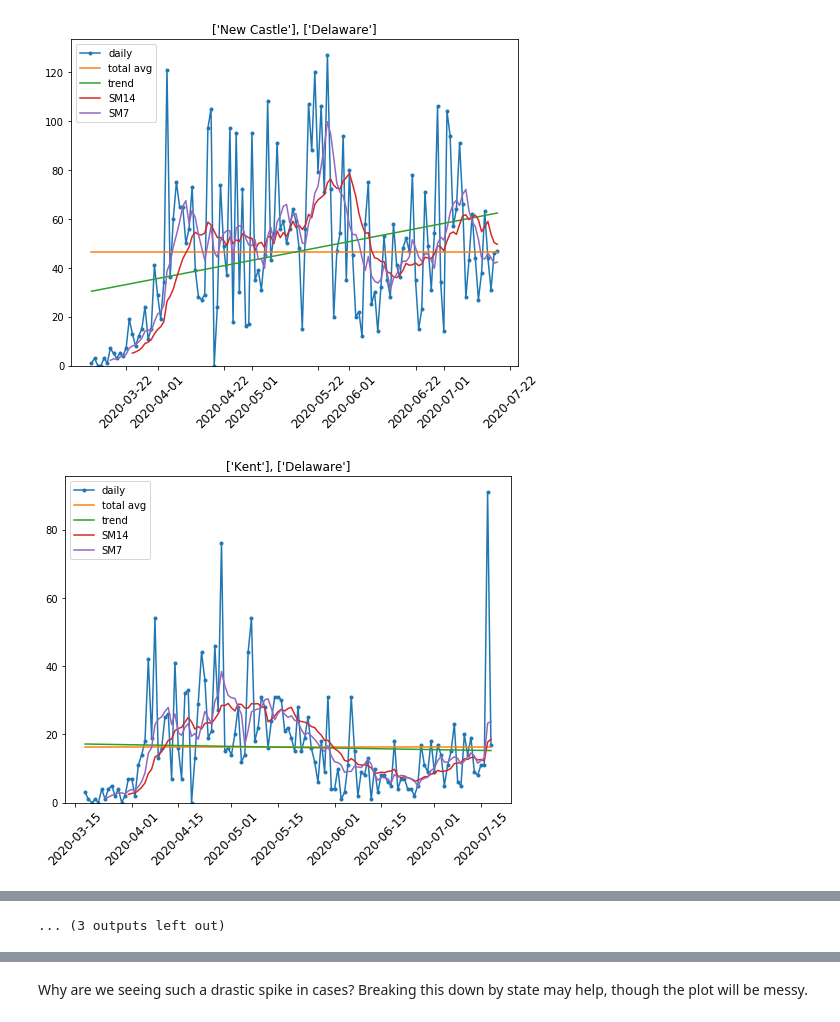
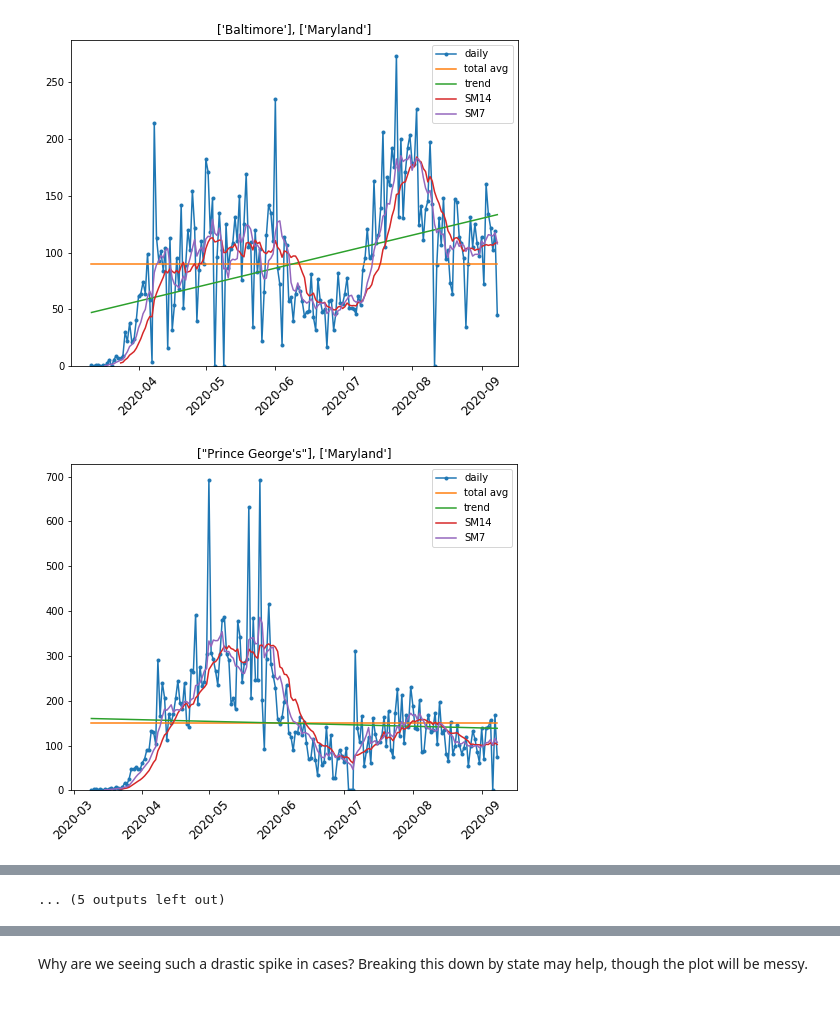
Before and after one commit to leadinghammp/COVID-19-Near-Me, a Jupyter notebook: Specific_Places.ipynb, the cells around one changed output, grey strips where cells are left out. Drawn from its saved outputs; the diff is of its cells as text; code cells hidden in the pictures.

Commit message:
Updated New FIle: Specific Places
Specific Places notebook created, county level updated, stacked plot charts introduced.

```diff
--- a/Specific_Places.ipynb
+++ b/Specific_Places.ipynb
@@ -116,6 +141,8 @@ ff_dct={'Somerset':'New Jersey',
         'Cape May':'New Jersey',
         'Washington':'Maryland',
         'Baltimore city':'Maryland',
+        'Baltimore':'Maryland',
+        'Prince George\'s':'Maryland',
         'New Castle':'Delaware',
         'Kent':'Delaware',
         'Sussex':'Delaware',
@@ -136,2 +163,2 @@ local_cases(data,ff_dct)
-[figure, old version]
+[figure, new version]
-[figure, old version]
+[figure, new version]
@@ -144,2 +171,2 @@ local_cases(data,ff_dct)
-... (3 outputs left out)
+... (5 outputs left out)
 # %%
```
Also changed, not shown: parts of 11 cells of this notebook, 1 other file.
